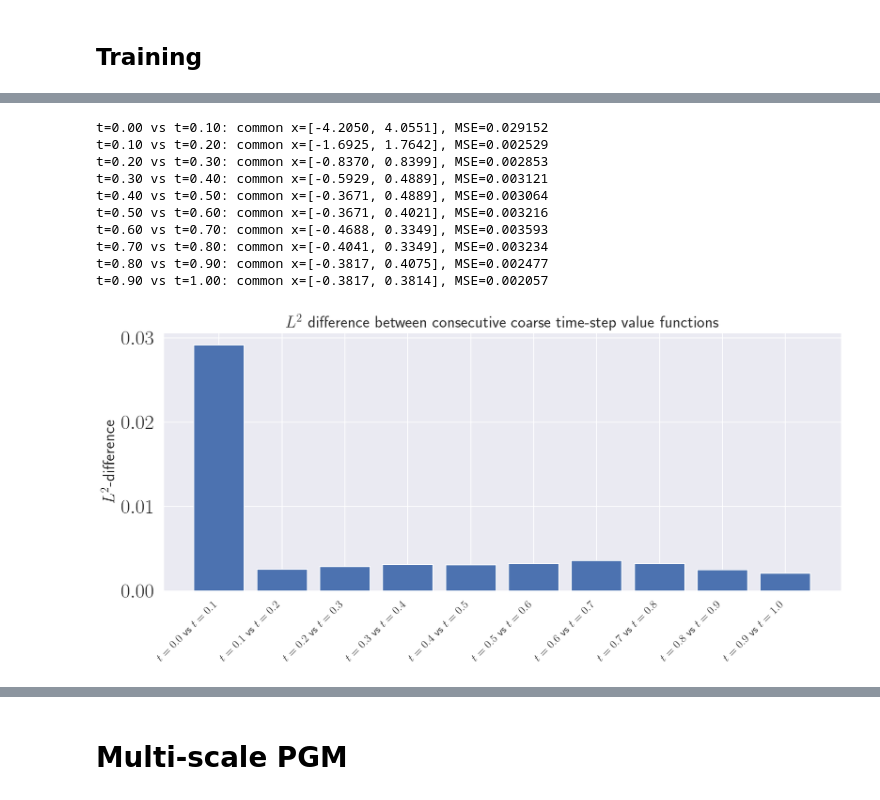
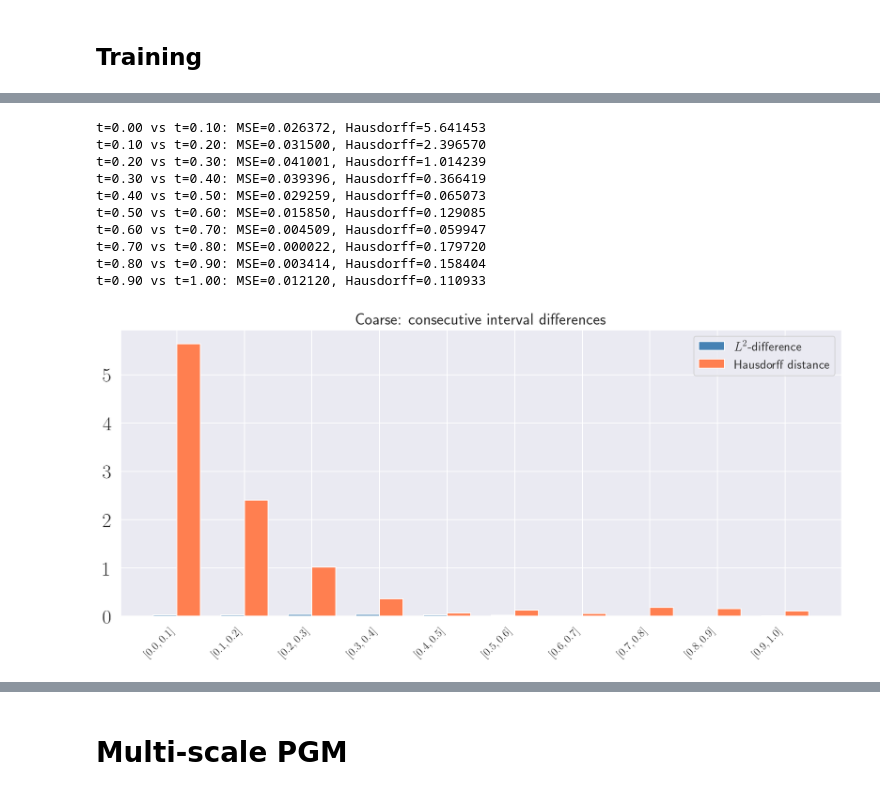
Before and after one commit to arashfahim/multiscale-PGM-for-stochastic-control, a Jupyter notebook: LQC/LQC_Updated_v7.ipynb, the cells around one changed output, grey strips where cells are left out. Cells and saved outputs as stored; diff of their text form; code cells hidden in the pictures.

```diff
--- a/LQC/LQC_Updated_v7.ipynb
+++ b/LQC/LQC_Updated_v7.ipynb
@@ -476,50 +476,62 @@ value function training time= 1.0522339344024658
 # %%
-# MSE between consecutive value functions over their common x-range
+# L2 and Hausdorff difference between consecutive coarse time-step value functions
+from scipy.spatial.distance import directed_hausdorff
+import numpy as np
+
 path = lqsc.path.clone().detach()
 time_steps = sorted(set(path[:, 0].numpy().round(5)))
 
-# Find x-range at each time step
 x_ranges = {}
+x_data = {}
 for t_val in time_steps:
     mask = torch.abs(path[:, 0] - t_val) < 1e-3
     xs = path[mask, 1]
     x_ranges[t_val] = (xs.min().item(), xs.max().item())
+    x_data[t_val] = xs.numpy().reshape(-1, 1)
 
 mse_list = []
+hausdorff_list = []
 labels = []
 num_grid = 200
 for i in range(len(time_steps) - 1):
     t0, t1_val = time_steps[i], time_steps[i + 1]
     x_lo = max(x_ranges[t0][0], x_ranges[t1_val][0])
     x_hi = min(x_ranges[t0][1], x_ranges[t1_val][1])
     x_grid = torch.linspace(x_lo, x_hi, num_grid)
     tx0 = torch.cat((t0 * torch.ones(num_grid, 1), x_grid.unsqueeze(-1)), dim=1)
     tx1 = torch.cat((t1_val * torch.ones(num_grid, 1), x_grid.unsqueeze(-1)), dim=1)
     v0 = lqsc.value(tx0).squeeze(-1).detach()
     v1 = lqsc.value(tx1).squeeze(-1).detach()
     mse = torch.mean((v0 - v1) ** 2).item()
     mse_list.append(mse)
-    labels.append(f"$t={t0:.1f}$ vs $t={t1_val:.1f}$")
-    print(f"t={t0:.2f} vs t={t1_val:.2f}: common x=[{x_lo:.4f}, {x_hi:.4f}], MSE={mse:.6f}")
+    d_fwd = directed_hausdorff(x_data[t0], x_data[t1_val])[0]
+    d_bwd = directed_hausdorff(x_data[t1_val], x_data[t0])[0]
+    hausdorff_list.append(max(d_fwd, d_bwd))
+    labels.append(f"$[{t0:.1f},{t1_val:.1f}]$")
+    print(f"t={t0:.2f} vs t={t1_val:.2f}: MSE={mse:.6f}, Hausdorff={hausdorff_list[-1]:.6f}")
 
+x_pos = np.arange(len(labels))
+width = 0.35
 fig, ax = plt.subplots(figsize=(12, 6), dpi=150)
-ax.bar(range(len(mse_list)), mse_list, tick_label=labels)
-ax.set_ylabel(r"$L^2$-difference", fontsize=18)
-ax.set_title(r"$L^2$ difference between consecutive coarse time-step value functions", fontsize=18)
-plt.xticks(rotation=45, ha='right', fontsize=12)
+ax.bar(x_pos - width/2, mse_list, width, label=r"$L^2$-difference", color='steelblue')
+ax.bar(x_pos + width/2, hausdorff_list, width, label='Hausdorff distance', color='coral')
+ax.set_xticks(x_pos)
+ax.set_xticklabels(labels, rotation=45, ha='right', fontsize=12)
+ax.set_title('Coarse: consecutive interval differences', fontsize=18)
+ax.legend(fontsize=14)
 plt.tight_layout()
 plt.savefig("L2_diff_consecutive_coarse" + version + ".pdf", format='pdf')
 plt.show()
 # %% [output]
-t=0.00 vs t=0.10: common x=[-4.2050, 4.0551], MSE=0.029152
-t=0.10 vs t=0.20: common x=[-1.6925, 1.7642], MSE=0.002529
-t=0.20 vs t=0.30: common x=[-0.8370, 0.8399], MSE=0.002853
-t=0.30 vs t=0.40: common x=[-0.5929, 0.4889], MSE=0.003121
-t=0.40 vs t=0.50: common x=[-0.3671, 0.4889], MSE=0.003064
-t=0.50 vs t=0.60: common x=[-0.3671, 0.4021], MSE=0.003216
-t=0.60 vs t=0.70: common x=[-0.4688, 0.3349], MSE=0.003593
-t=0.70 vs t=0.80: common x=[-0.4041, 0.3349], MSE=0.003234
-t=0.80 vs t=0.90: common x=[-0.3817, 0.4075], MSE=0.002477
-t=0.90 vs t=1.00: common x=[-0.3817, 0.3814], MSE=0.002057
+t=0.00 vs t=0.10: MSE=0.026372, Hausdorff=5.641453
+t=0.10 vs t=0.20: MSE=0.031500, Hausdorff=2.396570
+t=0.20 vs t=0.30: MSE=0.041001, Hausdorff=1.014239
+t=0.30 vs t=0.40: MSE=0.039396, Hausdorff=0.366419
+t=0.40 vs t=0.50: MSE=0.029259, Hausdorff=0.065073
+t=0.50 vs t=0.60: MSE=0.015850, Hausdorff=0.129085
+t=0.60 vs t=0.70: MSE=0.004509, Hausdorff=0.059947
+t=0.70 vs t=0.80: MSE=0.000022, Hausdorff=0.179720
+t=0.80 vs t=0.90: MSE=0.003414, Hausdorff=0.158404
+t=0.90 vs t=1.00: MSE=0.012120, Hausdorff=0.110933
-[figure, old version]
+[figure, new version]
 # %%
```
Also changed, not shown: parts of 22 cells of this notebook, 33 other files.
